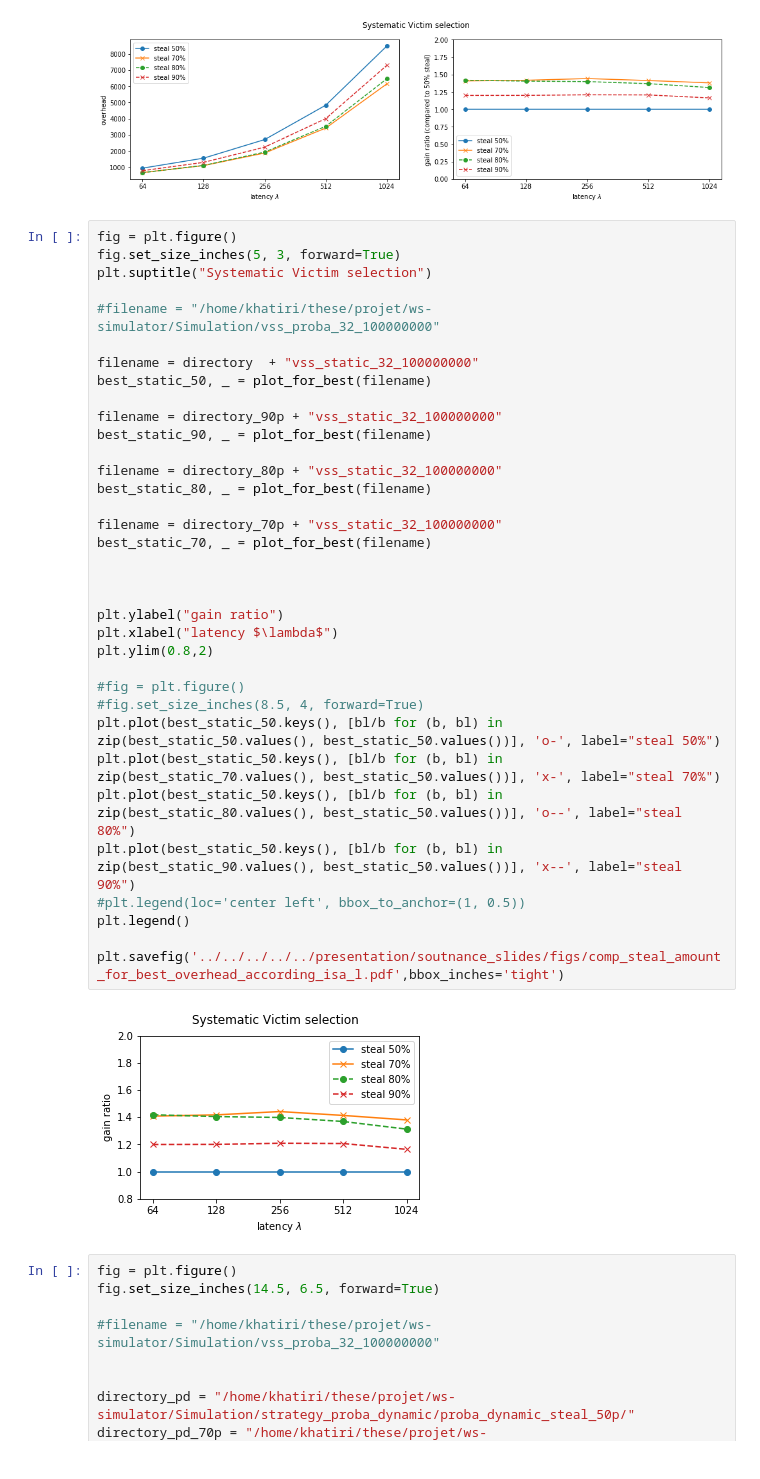
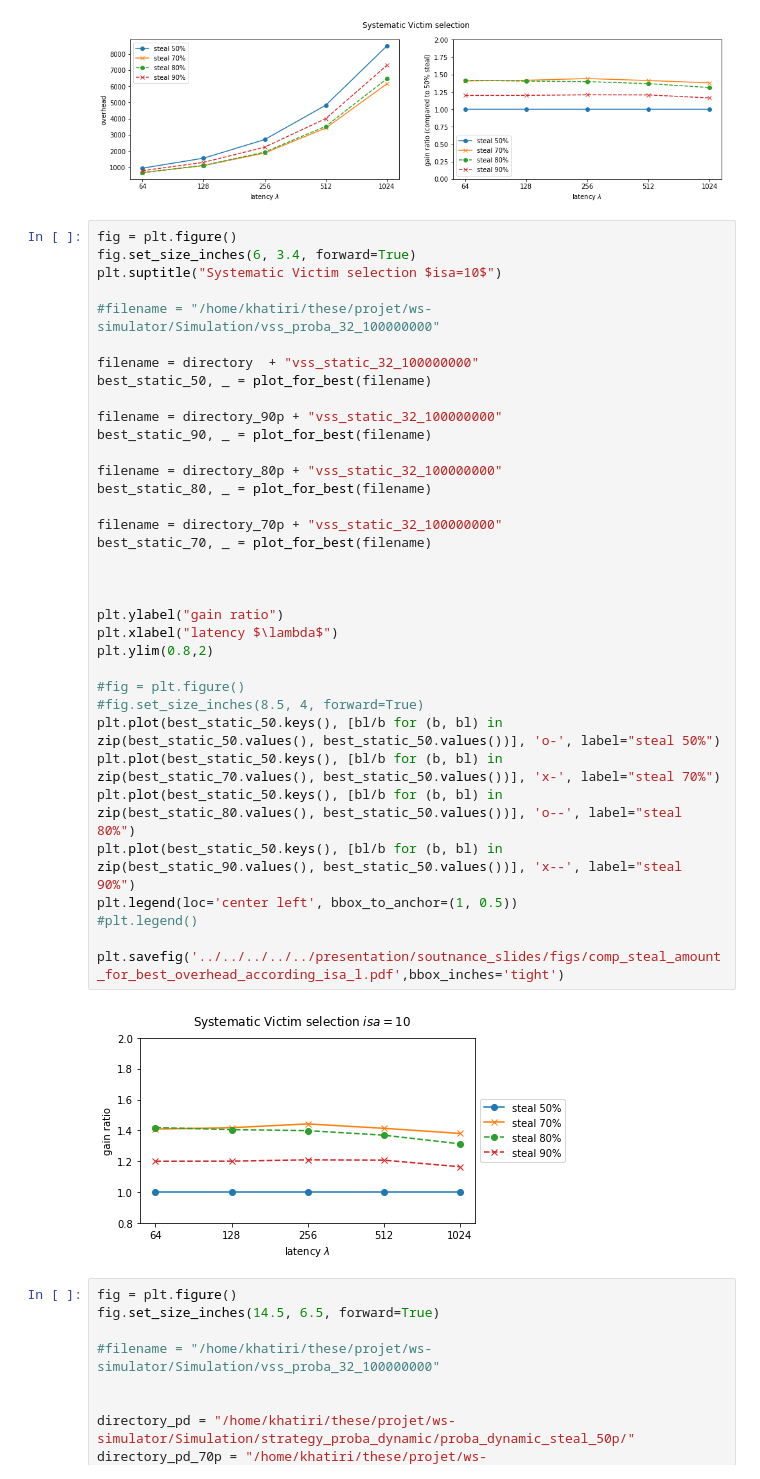
Before and after one commit to wagnerf42/ws-simulator, a Jupyter notebook: result/strategy/simulation_ipynb/simulation_thesis_static.ipynb, the cells around one changed output. Saved outputs shown, nothing was run; the diff lists cells and outputs as text.

```diff
--- a/result/strategy/simulation_ipynb/simulation_thesis_static.ipynb
+++ b/result/strategy/simulation_ipynb/simulation_thesis_static.ipynb
@@ -461,41 +463,41 @@ plt.savefig('../../../../../Manuscrit/manuscrit/gfx/twoClusters/comp_steal_amoun
 [figure]
 # %%
 fig = plt.figure()
-fig.set_size_inches(5, 3, forward=True)
-plt.suptitle("Systematic Victim selection")
+fig.set_size_inches(6, 3.4, forward=True)
+plt.suptitle("Systematic Victim selection $isa=10$")
 
 #filename = "/home/khatiri/these/projet/ws-simulator/Simulation/vss_proba_32_100000000"
 
 filename = directory  + "vss_static_32_100000000"
 best_static_50, _ = plot_for_best(filename)
 
 filename = directory_90p + "vss_static_32_100000000"
 best_static_90, _ = plot_for_best(filename)
 
 filename = directory_80p + "vss_static_32_100000000"
 best_static_80, _ = plot_for_best(filename)
 
 filename = directory_70p + "vss_static_32_100000000"
 best_static_70, _ = plot_for_best(filename)
 
 
 
 plt.ylabel("gain ratio")
 plt.xlabel("latency $\lambda$")
 plt.ylim(0.8,2)
 
 #fig = plt.figure()
 #fig.set_size_inches(8.5, 4, forward=True)
 plt.plot(best_static_50.keys(), [bl/b for (b, bl) in zip(best_static_50.values(), best_static_50.values())], 'o-', label="steal 50%")
 plt.plot(best_static_50.keys(), [bl/b for (b, bl) in zip(best_static_70.values(), best_static_50.values())], 'x-', label="steal 70%")
 plt.plot(best_static_50.keys(), [bl/b for (b, bl) in zip(best_static_80.values(), best_static_50.values())], 'o--', label="steal 80%")
 plt.plot(best_static_50.keys(), [bl/b for (b, bl) in zip(best_static_90.values(), best_static_50.values())], 'x--', label="steal 90%")
-#plt.legend(loc='center left', bbox_to_anchor=(1, 0.5))
-plt.legend()
+plt.legend(loc='center left', bbox_to_anchor=(1, 0.5))
+#plt.legend()
 
 plt.savefig('../../../../../presentation/soutnance_slides/figs/comp_steal_amount_for_best_overhead_according_isa_l.pdf',bbox_inches='tight')
 # %% [output]
-[figure, old version]
+[figure, new version]
 # %%
 fig = plt.figure()
 fig.set_size_inches(14.5, 6.5, forward=True)
```
Also changed, not shown: parts of 1 cell of this notebook, 3 other files.
